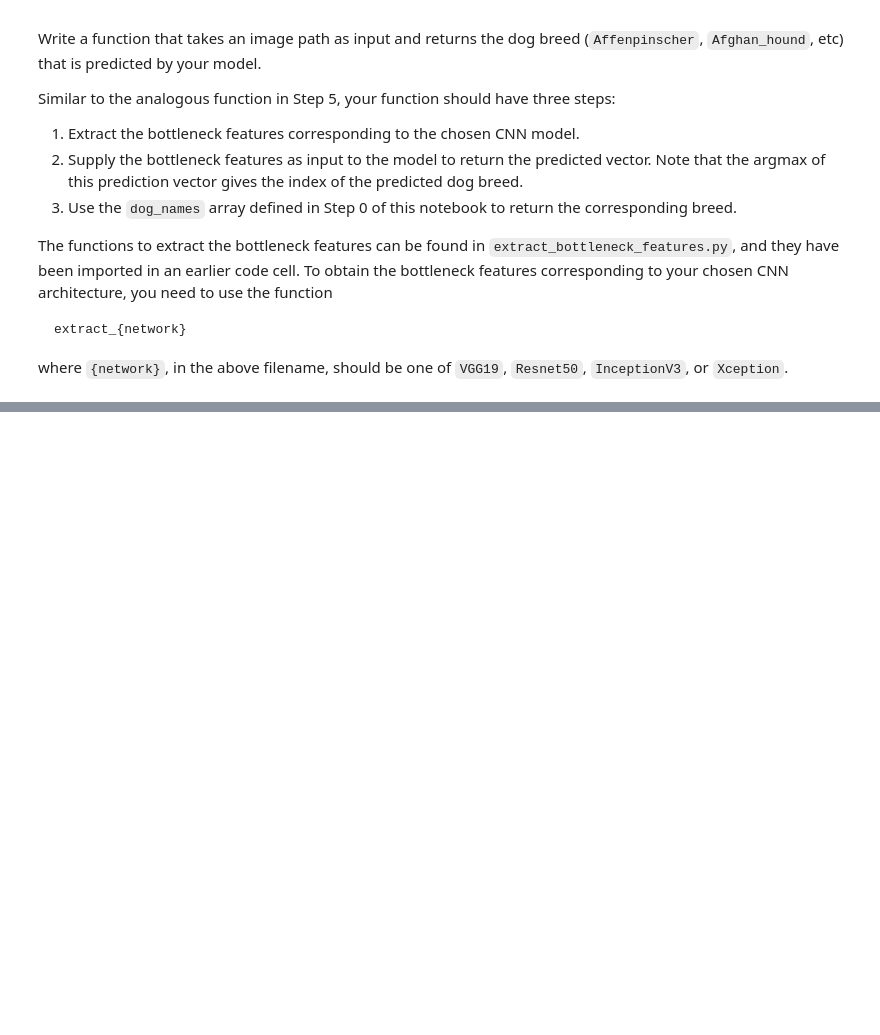
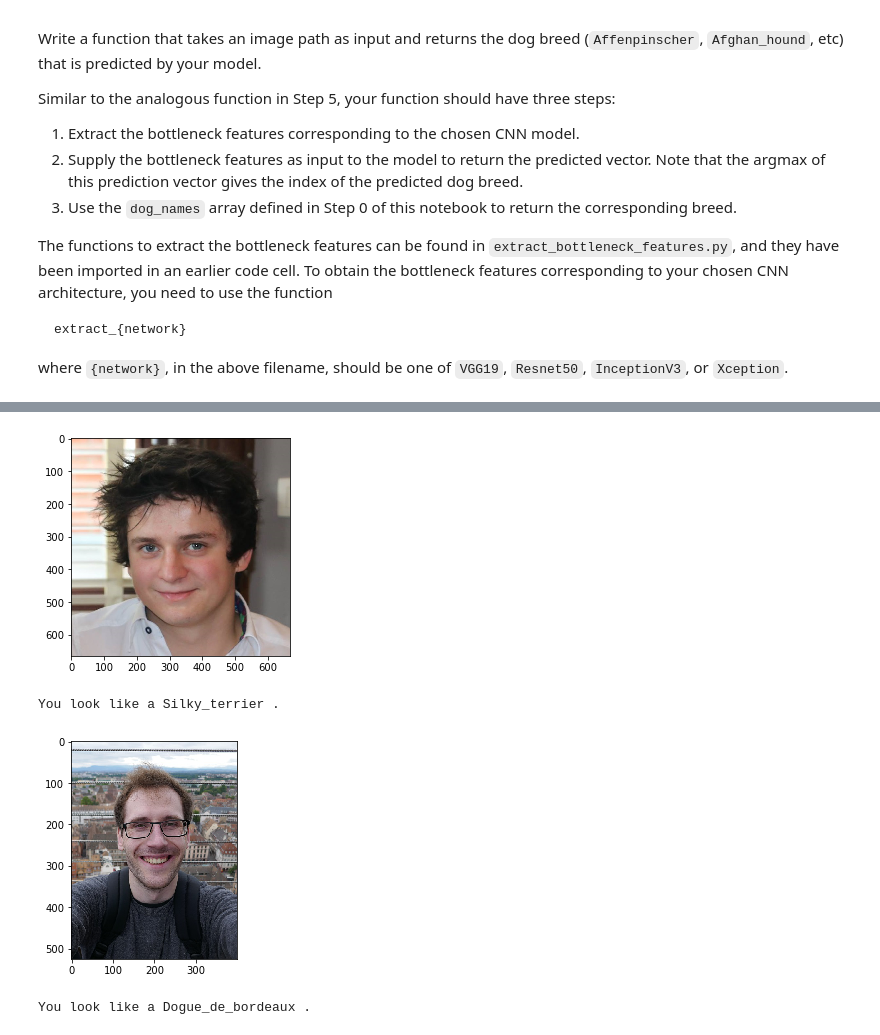
Before and after one commit to hjwk/dog-project, a Jupyter notebook: dog_app.ipynb, the cells around one changed output, grey strips where cells are left out. Saved outputs shown, nothing was run; the diff lists cells and outputs as text; code cells hidden in the pictures; blank space fills up the shorter version.

```diff
--- a/dog_app.ipynb
+++ b/dog_app.ipynb
@@ -787,0 +821,9 @@ You look like a ... Cardigan_welsh_corgi
+# %%
+# Humans
+dog_app('myImages/javaux.jpg')
+dog_app('myImages/hubert.jpg')
+# %% [output]
+[figure, added]
+You look like a Silky_terrier .
+[figure, added]
+You look like a Dogue_de_bordeaux .
```
Also changed, not shown: parts of 36 cells of this notebook, 16 other files.
